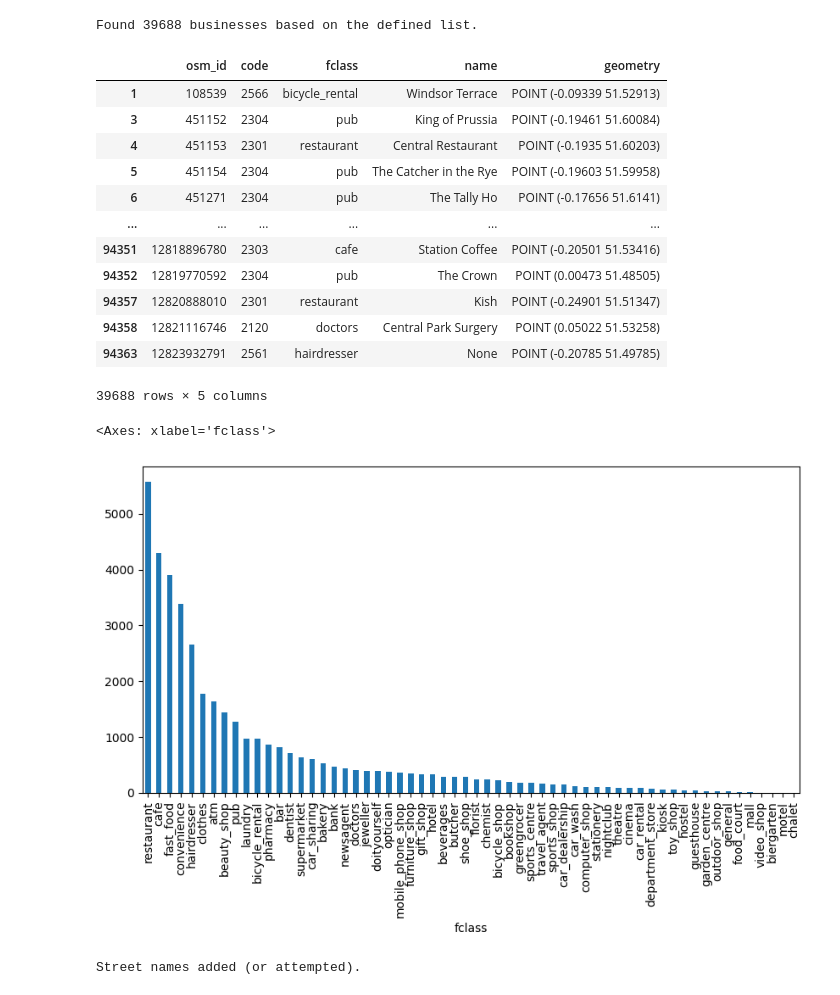
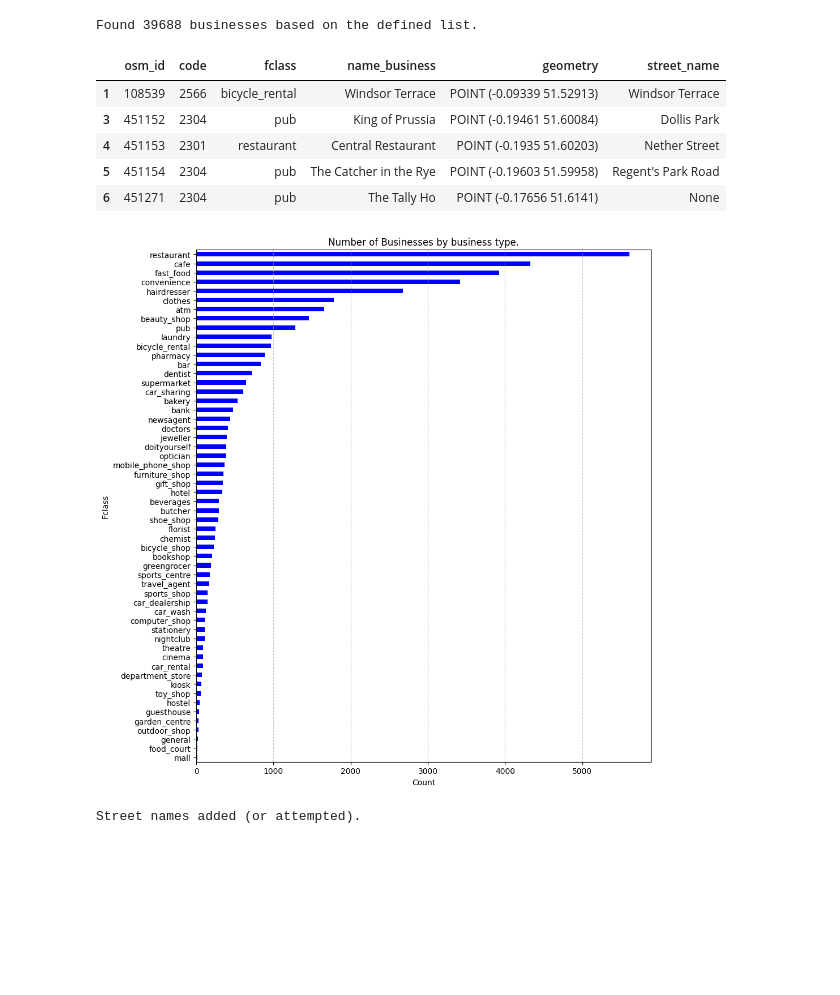
Before and after one commit to MoshaLangerak/knowledge-engineering, a Jupyter notebook: notebooks/osm-exploration-preprocessing.ipynb, the cells around one changed output. Saved outputs shown, nothing was run; the diff lists cells and outputs as text; code cells hidden in the pictures; blank space fills up the shorter version.

```diff
--- a/notebooks/osm-exploration-preprocessing.ipynb
+++ b/notebooks/osm-exploration-preprocessing.ipynb
@@ -48,27 +48,30 @@ print(f"Found {len(all_businesses)} businesses based on the defined list.")
 # %% [output]
 Found 39688 businesses based on the defined list.
 # %%
-all_businesses
+all_businesses.head()
 # %% [output]
-|  | osm_id | code | fclass | name | geometry |
-| 1 | 108539 | 2566 | bicycle_rental | Windsor Terrace | POINT (-0.09339 51.52913) |
-| 3 | 451152 | 2304 | pub | King of Prussia | POINT (-0.19461 51.60084) |
-| 4 | 451153 | 2301 | restaurant | Central Restaurant | POINT (-0.1935 51.60203) |
-| 5 | 451154 | 2304 | pub | The Catcher in the Rye | POINT (-0.19603 51.59958) |
-| 6 | 451271 | 2304 | pub | The Tally Ho | POINT (-0.17656 51.6141) |
-| ... | ... | ... | ... | ... | ... |
-| 94351 | 12818896780 | 2303 | cafe | Station Coffee | POINT (-0.20501 51.53416) |
-| 94352 | 12819770592 | 2304 | pub | The Crown | POINT (0.00473 51.48505) |
-| 94357 | 12820888010 | 2301 | restaurant | Kish | POINT (-0.24901 51.51347) |
-| 94358 | 12821116746 | 2120 | doctors | Central Park Surgery | POINT (0.05022 51.53258) |
-| 94363 | 12823932791 | 2561 | hairdresser | None | POINT (-0.20785 51.49785) |
+|  | osm_id | code | fclass | name_business | geometry | street_name |
+| 1 | 108539 | 2566 | bicycle_rental | Windsor Terrace | POINT (-0.09339 51.52913) | Windsor Terrace |
+| 3 | 451152 | 2304 | pub | King of Prussia | POINT (-0.19461 51.60084) | Dollis Park |
+| 4 | 451153 | 2301 | restaurant | Central Restaurant | POINT (-0.1935 51.60203) | Nether Street |
+| 5 | 451154 | 2304 | pub | The Catcher in the Rye | POINT (-0.19603 51.59958) | Regent's Park Road |
+| 6 | 451271 | 2304 | pub | The Tally Ho | POINT (-0.17656 51.6141) | None |
-39688 rows × 5 columns
 # %%
-# plot a bar chard of the number of businesses by fclass
-all_businesses['fclass'].value_counts().plot(kind='bar', figsize=(10, 5))
+# plot a horizontal bar chart of the number of businesses by fclass
+business_counts = all_businesses['fclass'].value_counts()
+business_counts = business_counts[business_counts > 10]  # Filter out fclasses with less than 10 occurrences
+business_counts = business_counts.sort_values(ascending=True)  # Sort by count
+plt.figure(figsize=(10, 10))
+business_counts.plot(kind='barh', color='blue')
+plt.title('Number of Businesses by business type')
+plt.xlabel('Count')
+plt.ylabel('Fclass')
+plt.grid(axis='x', linestyle='--', alpha=0.7)
+plt.tight_layout()
+plt.savefig('../figures/businesses_by_type.png', dpi=300)
+plt.show()
 # %% [output]
-<Axes: xlabel='fclass'>
-[figure, old version]
+[figure, new version]
 # %%
 roads_shp_path = "../data/raw/greater-london-latest-free.shp/gis_osm_roads_free_1.shp"
 gdf_roads = gpd.read_file(roads_shp_path)
```
Also changed, not shown: parts of 1 cell of this notebook, 5 other files.
